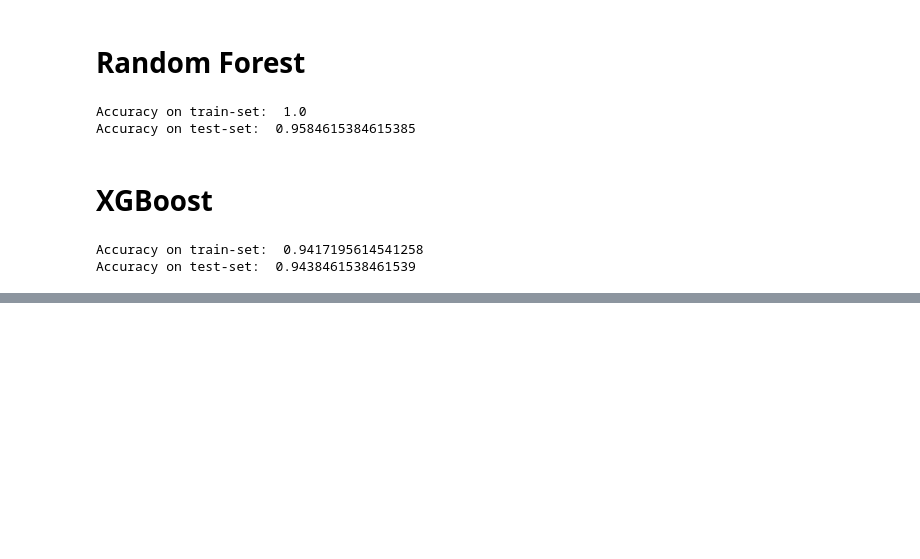
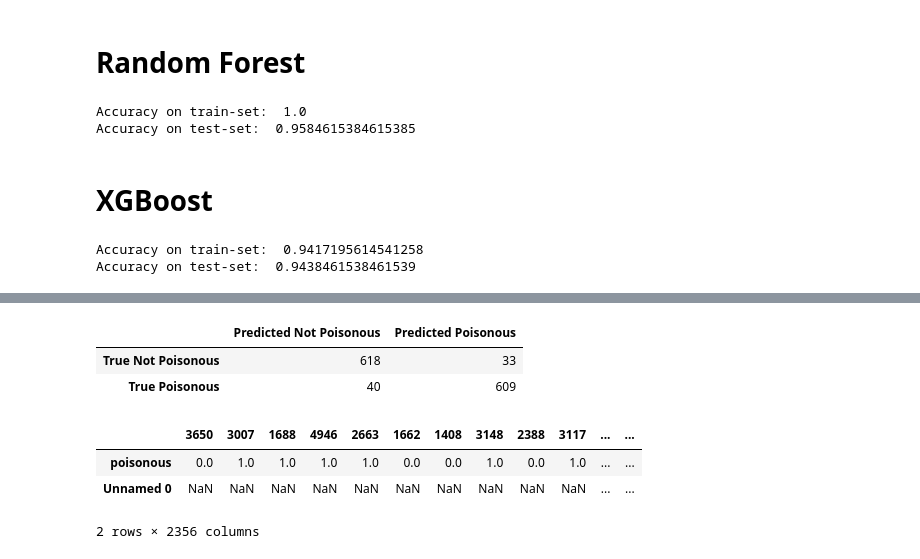
Before and after one commit to tobiasaurer/mushroom-classifier, a Jupyter notebook: mushrooms.ipynb, the cells around one changed output, grey strips where cells are left out. Cells and saved outputs as stored; diff of their text form; code cells hidden in the pictures; blank space fills up the shorter version.

```diff
--- a/mushrooms.ipynb
+++ b/mushrooms.ipynb
@@ -149,0 +160,15 @@ Accuracy on test-set:  0.9438461538461539
+# %%
+pd.DataFrame(metrics.confusion_matrix(y_test, y_pred_test),
+             columns=['Predicted Not Poisonous', 'Predicted Poisonous'],
+             index=['True Not Poisonous', 'True Poisonous'])
+# %% [output]
+|  | Predicted Not Poisonous | Predicted Poisonous |
+| True Not Poisonous | 618 | 33 |
+| True Poisonous | 40 | 609 |
+# %%
+pd.concat([y_true, y_pred])
+# %% [output]
+|  | 3650 | 3007 | 1688 | 4946 | 2663 | 1662 | 1408 | 3148 | 2388 | 3117 | ... | ... |
+| poisonous | 0.0 | 1.0 | 1.0 | 1.0 | 1.0 | 0.0 | 0.0 | 1.0 | 0.0 | 1.0 | ... | ... |
+| Unnamed 0 | NaN | NaN | NaN | NaN | NaN | NaN | NaN | NaN | NaN | NaN | ... | ... |
+2 rows × 2356 columns
```
Also changed, not shown: parts of 6 cells of this notebook.
